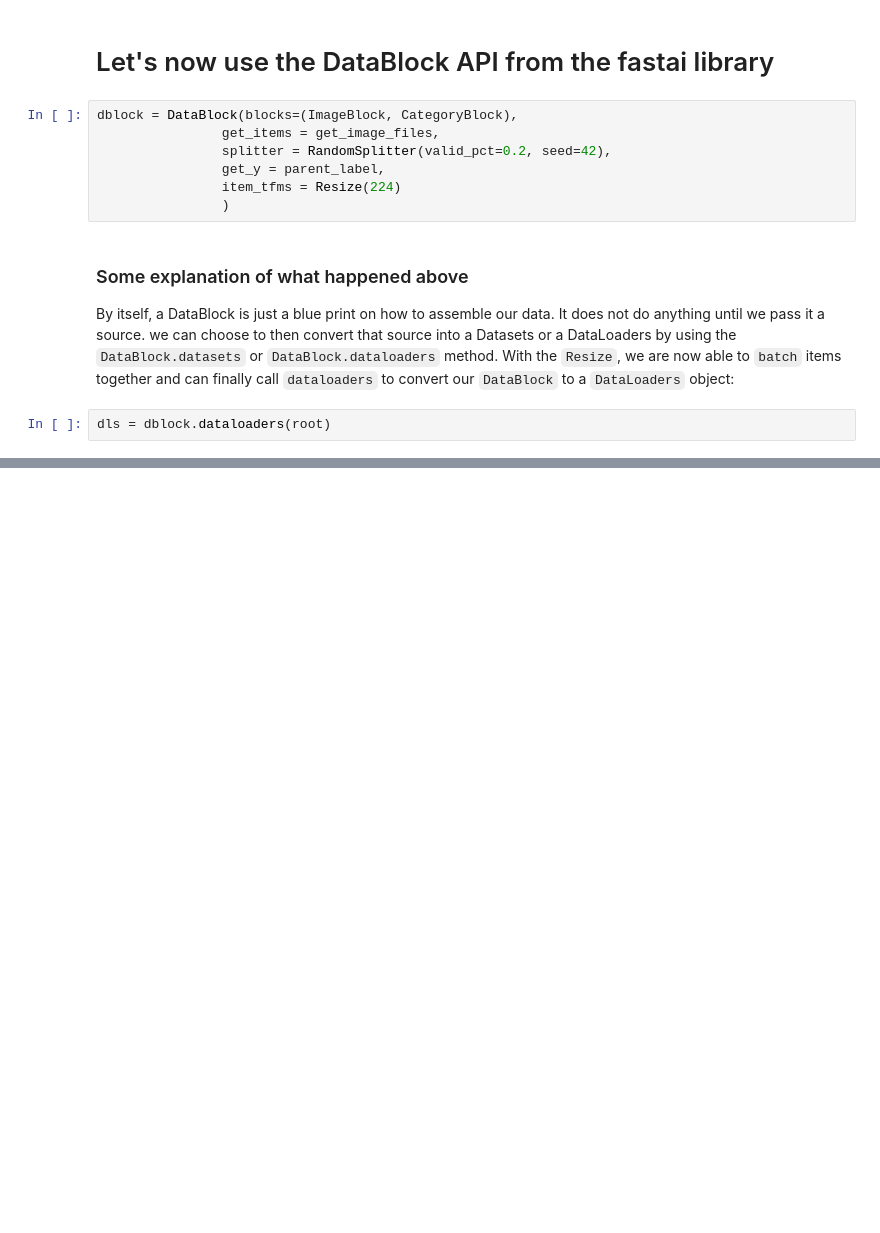
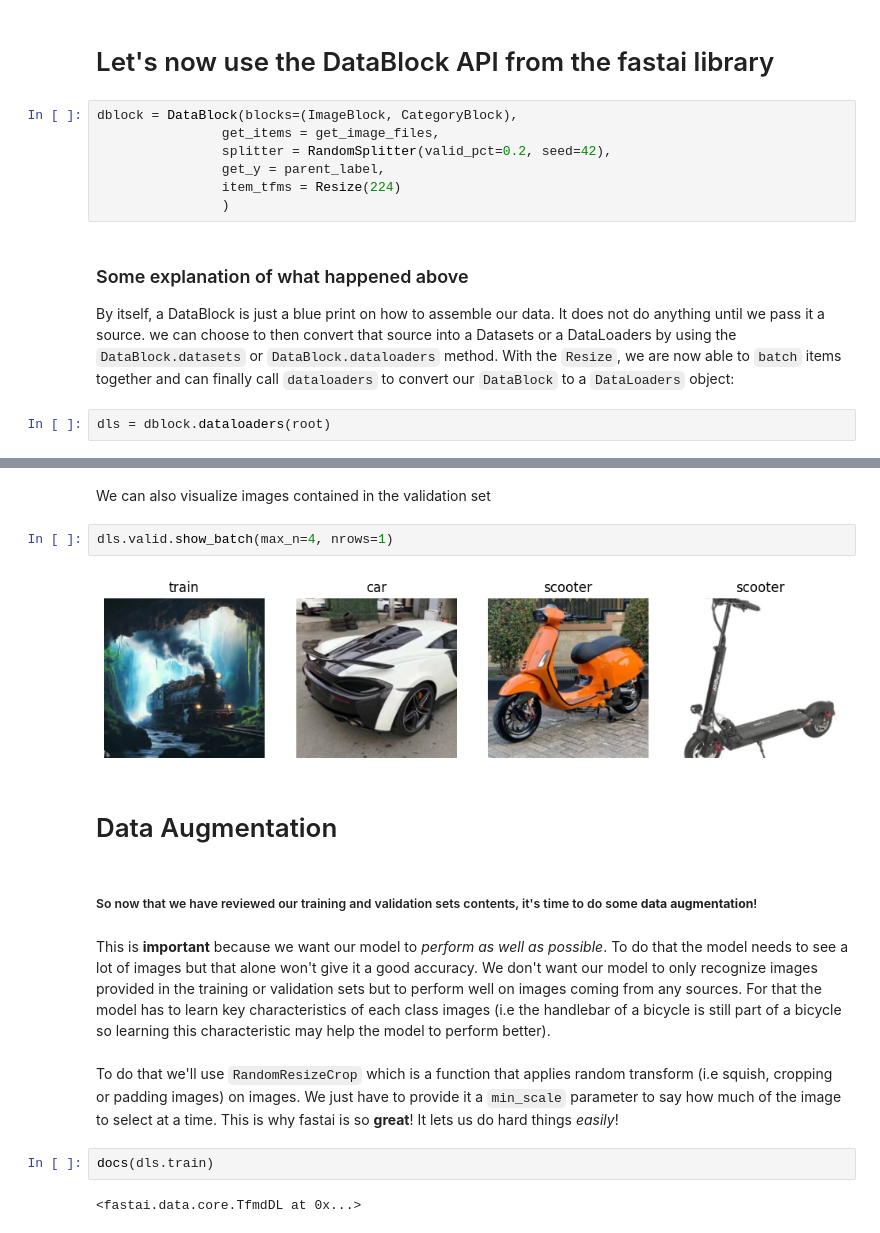
Before and after one commit to Darkblazer21/vehicle_classifier, a Jupyter notebook: vehicle_classifier.ipynb, the cells around one changed output, grey strips where cells are left out. Drawn from its saved outputs; the diff is of its cells as text; blank space fills up the shorter version.

```diff
--- a/vehicle_classifier.ipynb
+++ b/vehicle_classifier.ipynb
@@ -137,0 +140,18 @@ dls.show_batch(max_n=15)
+# %% [markdown]
+We can also visualize images contained in the validation set
+# %%
+dls.valid.show_batch(max_n=4, nrows=1)
+# %% [output]
+[figure, added]
+# %% [markdown]
+# Data Augmentation
+# %% [markdown]
+##### So now that we have reviewed our training and validation sets contents, it's time to do some **data augmentation**!
+# %% [markdown]
+This is **important** because we want our model to *perform as well as possible*. To do that the model needs to see a lot of images but that alone won't give it a good accuracy. We don't want our model to only recognize images provided in the training or validation sets but to perform well on images coming from any sources. For that the model has to learn key characteristics of each class images (i.e the handlebar of a bicycle is still part of a bicycle so learning this characteristic may help the model to perform better).
+# %% [markdown]
+To do that we'll use `RandomResizeCrop` which is a function that applies random transform (i.e squish, cropping or padding images) on images. We just have to provide it a `min_scale` parameter to say how much of the image to select at a time. This is why fastai is so **great**! It lets us do hard things *easily*!
+# %%
+docs(dls.train)
+# %% [output]
+<fastai.data.core.TfmdDL at 0x...>
```
Also changed, not shown: parts of 16 cells of this notebook.
